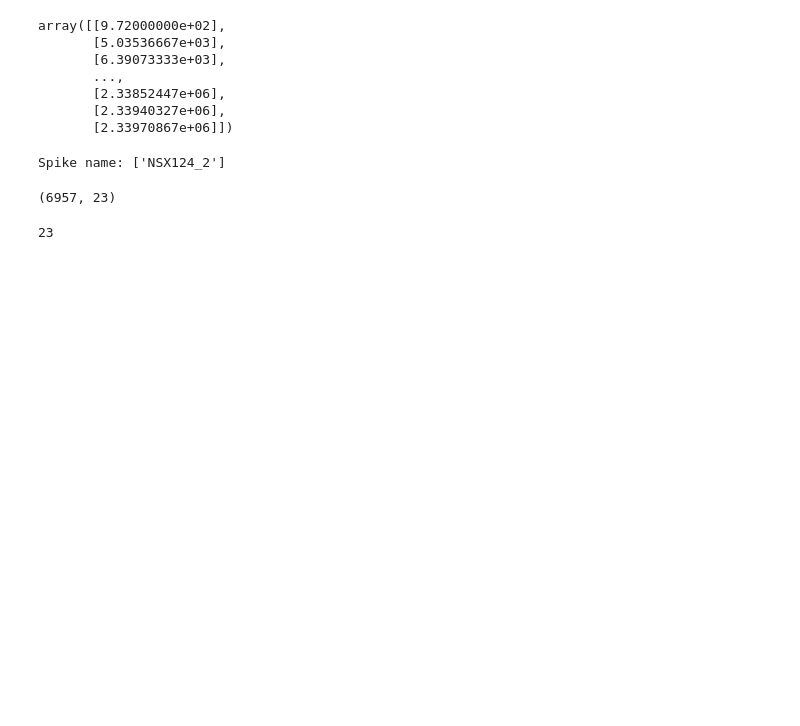
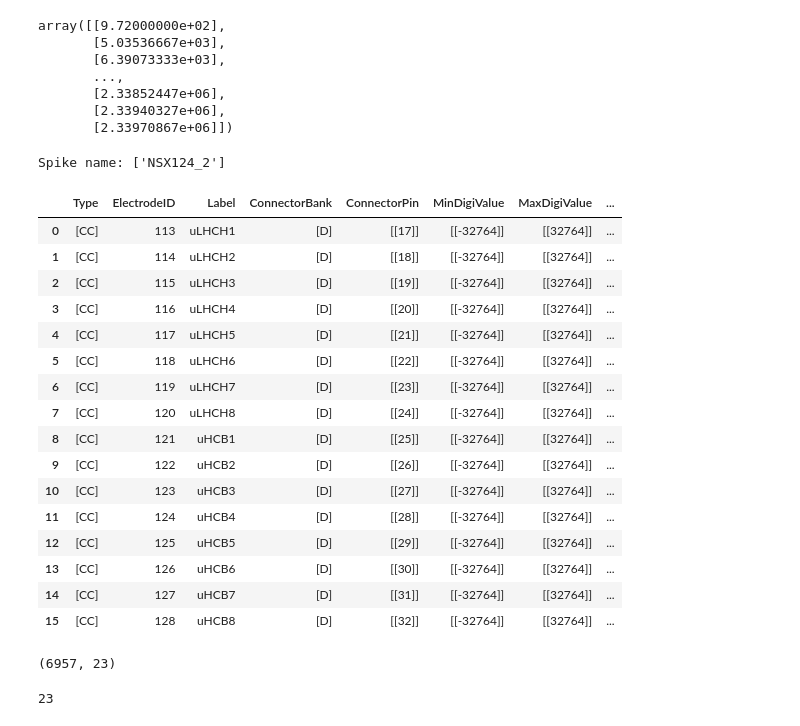
Before and after one commit to HSNPipeline/AnalyzeTrain, a Jupyter notebook: notebooks/00_PlaceCells.ipynb, the cells around one changed output. Drawn from its saved outputs; the diff is of its cells as text; code cells hidden in the pictures; blank space fills up the shorter version.

```diff
--- a/notebooks/00_PlaceCells.ipynb
+++ b/notebooks/00_PlaceCells.ipynb
@@ -130,6 +130,26 @@ for idx, elec_id in enumerate(elec_labels['ElectrodeID'].values):
         break
 # %% [output]
 Spike name: ['NSX124_2']
+# %%
+elec_labels
+# %% [output]
+|  | Type | ElectrodeID | Label | ConnectorBank | ConnectorPin | MinDigiValue | MaxDigiValue | ... |
+| 0 | [CC] | 113 | uLHCH1 | [D] | [[17]] | [[-32764]] | [[32764]] | ... |
+| 1 | [CC] | 114 | uLHCH2 | [D] | [[18]] | [[-32764]] | [[32764]] | ... |
+| 2 | [CC] | 115 | uLHCH3 | [D] | [[19]] | [[-32764]] | [[32764]] | ... |
+| 3 | [CC] | 116 | uLHCH4 | [D] | [[20]] | [[-32764]] | [[32764]] | ... |
+| 4 | [CC] | 117 | uLHCH5 | [D] | [[21]] | [[-32764]] | [[32764]] | ... |
+| 5 | [CC] | 118 | uLHCH6 | [D] | [[22]] | [[-32764]] | [[32764]] | ... |
+| 6 | [CC] | 119 | uLHCH7 | [D] | [[23]] | [[-32764]] | [[32764]] | ... |
+| 7 | [CC] | 120 | uLHCH8 | [D] | [[24]] | [[-32764]] | [[32764]] | ... |
+| 8 | [CC] | 121 | uHCB1 | [D] | [[25]] | [[-32764]] | [[32764]] | ... |
+| 9 | [CC] | 122 | uHCB2 | [D] | [[26]] | [[-32764]] | [[32764]] | ... |
+| 10 | [CC] | 123 | uHCB3 | [D] | [[27]] | [[-32764]] | [[32764]] | ... |
+| 11 | [CC] | 124 | uHCB4 | [D] | [[28]] | [[-32764]] | [[32764]] | ... |
+| 12 | [CC] | 125 | uHCB5 | [D] | [[29]] | [[-32764]] | [[32764]] | ... |
+| 13 | [CC] | 126 | uHCB6 | [D] | [[30]] | [[-32764]] | [[32764]] | ... |
+| 14 | [CC] | 127 | uHCB7 | [D] | [[31]] | [[-32764]] | [[32764]] | ... |
+| 15 | [CC] | 128 | uHCB8 | [D] | [[32]] | [[-32764]] | [[32764]] | ... |
 # %%
 speeds = np.array(behavioral_data['speed'])
 bad = speeds < 2
```
Also changed, not shown: 3 other files.
